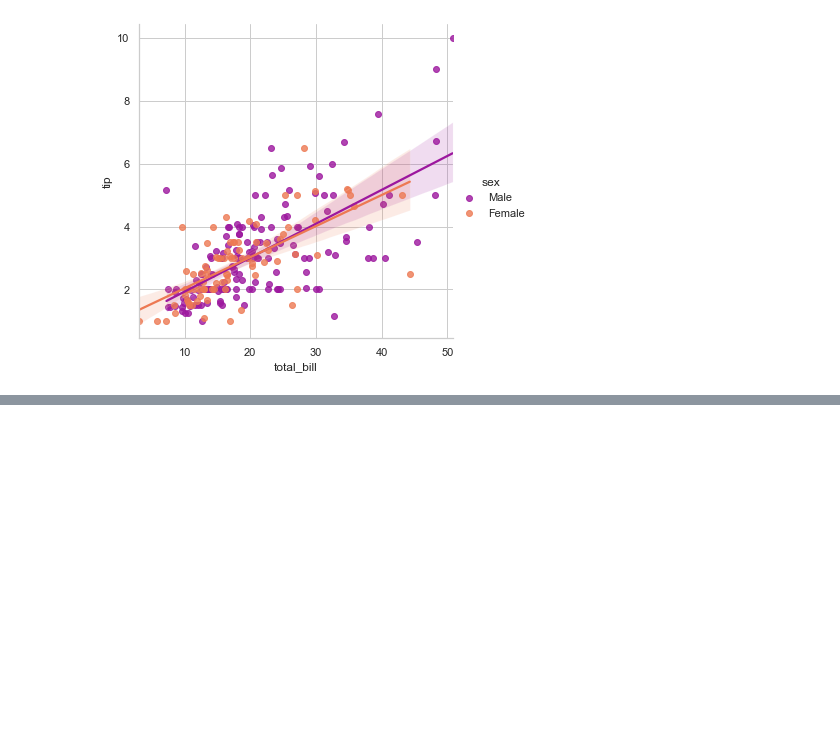
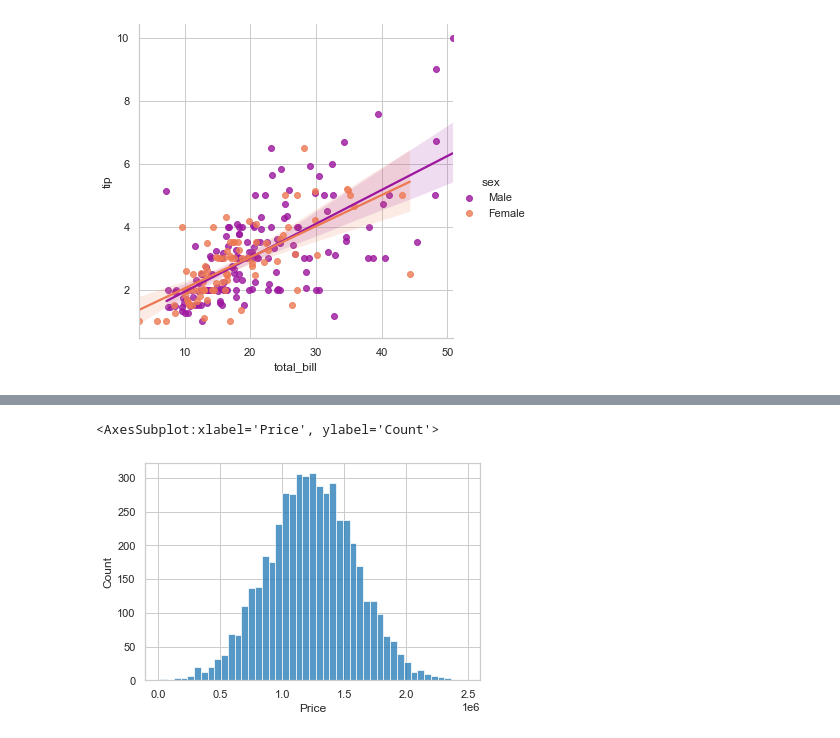
Before and after one commit to GKPSingh/28May2021, a Jupyter notebook: Practice.ipynb, the cells around one changed output, grey strips where cells are left out. Drawn from its saved outputs; the diff is of its cells as text; code cells hidden in the pictures; blank space fills up the shorter version.

```diff
--- a/Practice.ipynb
+++ b/Practice.ipynb
@@ -681,0 +737,5 @@ sns.lmplot(x = 'total_bill',y= 'tip', data = tips, hue = 'sex', palette = 'plasm
+# %%
+sns.histplot(hp['Price'])
+# %% [output]
+<AxesSubplot:xlabel='Price', ylabel='Count'>
+[figure, added]
```
Also changed, not shown: parts of 36 cells of this notebook, 2 other files.
